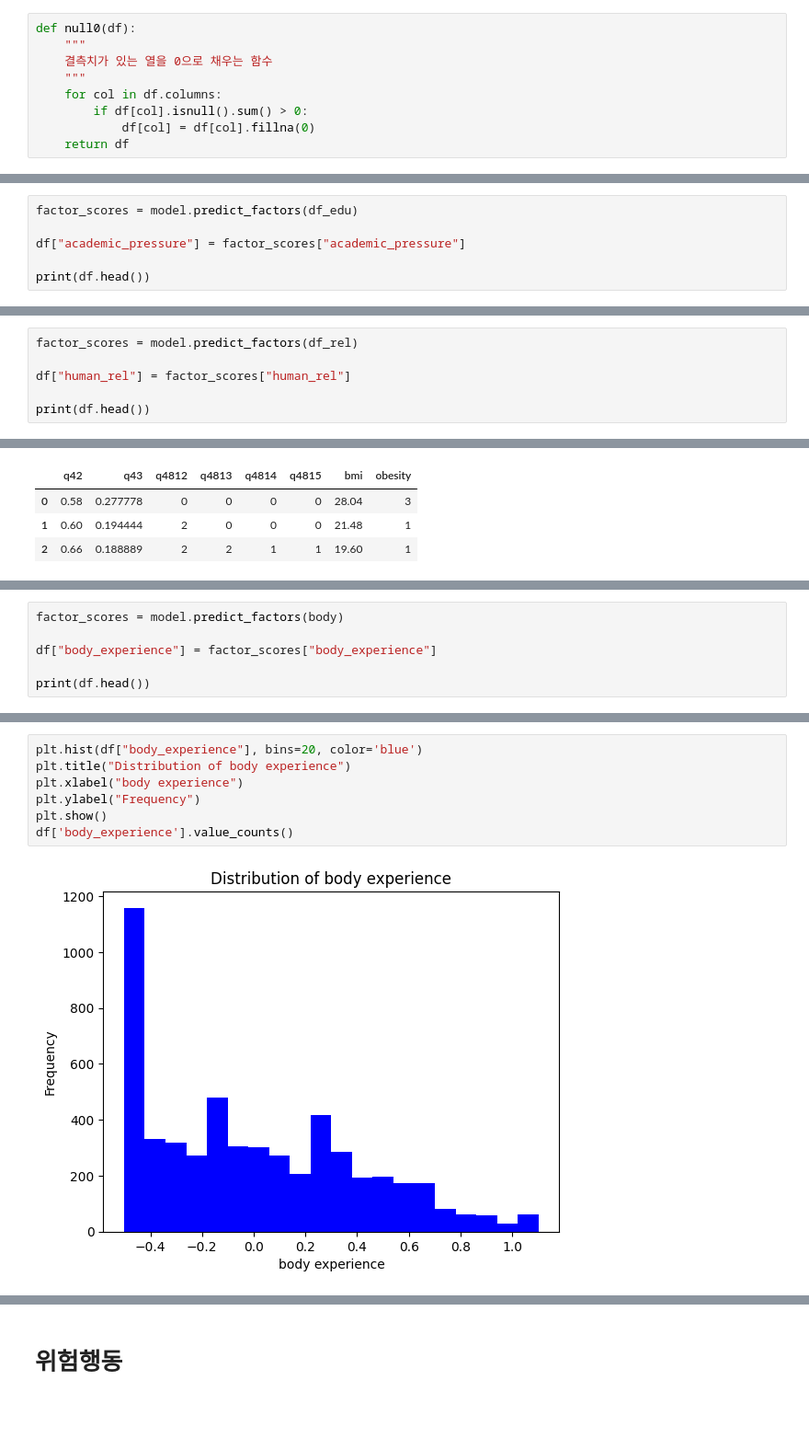
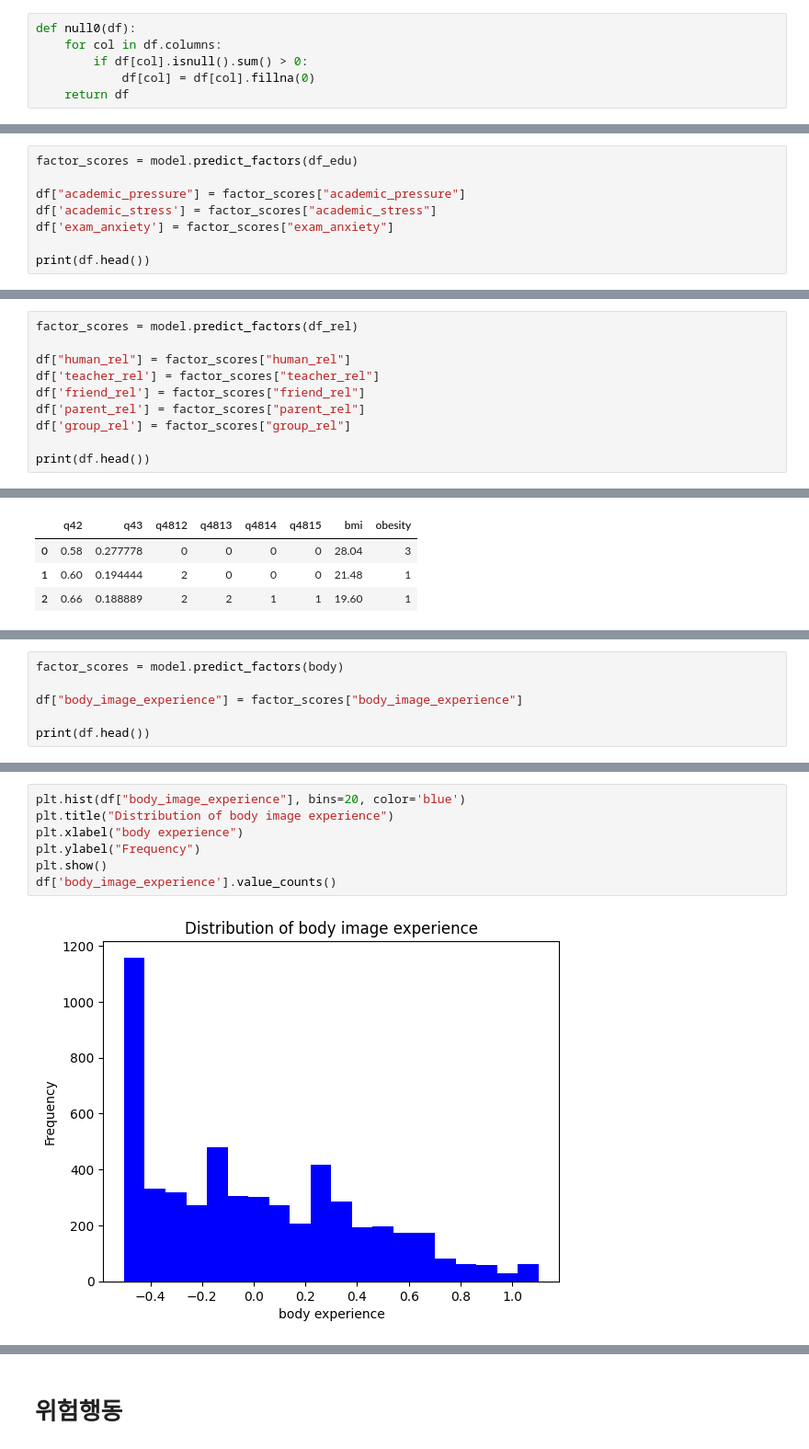
Before and after one commit to HyunsungRyu/education_analysis, a Jupyter notebook: happyindex.ipynb, the cells around one changed output, grey strips where cells are left out. Shown at 92% size. Cells and saved outputs as stored; diff of their text form; blank space fills up the shorter version.

```diff
--- a/happyindex.ipynb
+++ b/happyindex.ipynb
@@ -21,8 +26,5 @@ df.head(3)
 # %%
 def null0(df):
-    """
-    결측치가 있는 열을 0으로 채우는 함수
-    """
     for col in df.columns:
         if df[col].isnull().sum() > 0:
             df[col] = df[col].fillna(0)
@@ -262,6 +264,8 @@ print(vif_df)
 factor_scores = model.predict_factors(df_edu)
 
 df["academic_pressure"] = factor_scores["academic_pressure"]
+df['academic_stress'] = factor_scores["academic_stress"]
+df['exam_anxiety'] = factor_scores["exam_anxiety"]
 
 print(df.head())
 # %% [output]
@@ -407,6 +407,10 @@ plt.show()
 factor_scores = model.predict_factors(df_rel)
 
 df["human_rel"] = factor_scores["human_rel"]
+df['teacher_rel'] = factor_scores["teacher_rel"]
+df['friend_rel'] = factor_scores["friend_rel"]
+df['parent_rel'] = factor_scores["parent_rel"]
+df['group_rel'] = factor_scores["group_rel"]
 
 print(df.head())
 # %% [output]
@@ -987,7 +1011,7 @@ WARNING:root:Fisher Information Matrix is not PD.Moore-Penrose inverse will be u
 # %%
 factor_scores = model.predict_factors(body)
 
-df["body_experience"] = factor_scores["body_experience"]
+df["body_image_experience"] = factor_scores["body_image_experience"]
 
 print(df.head())
 # %% [output]
@@ -1011,9 +1035,9 @@ print(df.head())
 # %%
-plt.hist(df["body_experience"], bins=20, color='blue')
-plt.title("Distribution of body experience")
+plt.hist(df["body_image_experience"], bins=20, color='blue')
+plt.title("Distribution of body image experience")
 plt.xlabel("body experience")
 plt.ylabel("Frequency")
 plt.show()
-df['body_experience'].value_counts()
+df['body_image_experience'].value_counts()
 # %% [output]
-[figure, old version]
+[figure, new version]
```
Also changed, not shown: parts of 30 cells of this notebook, 2 other files.
